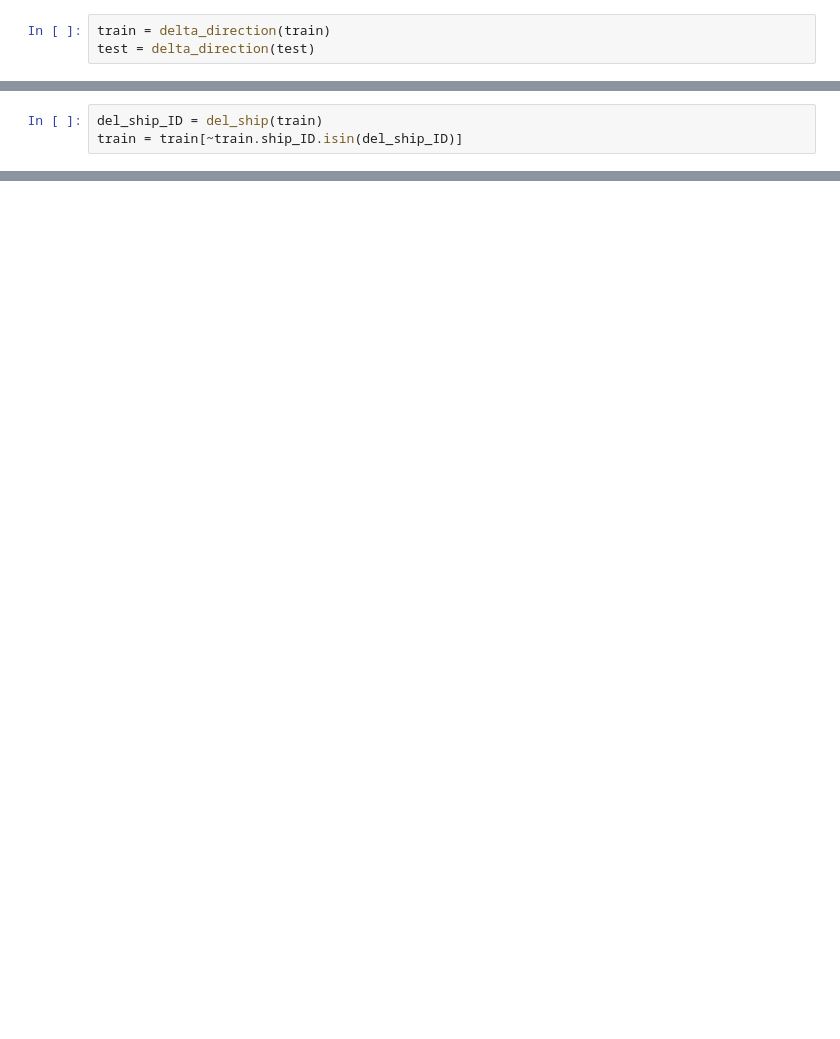
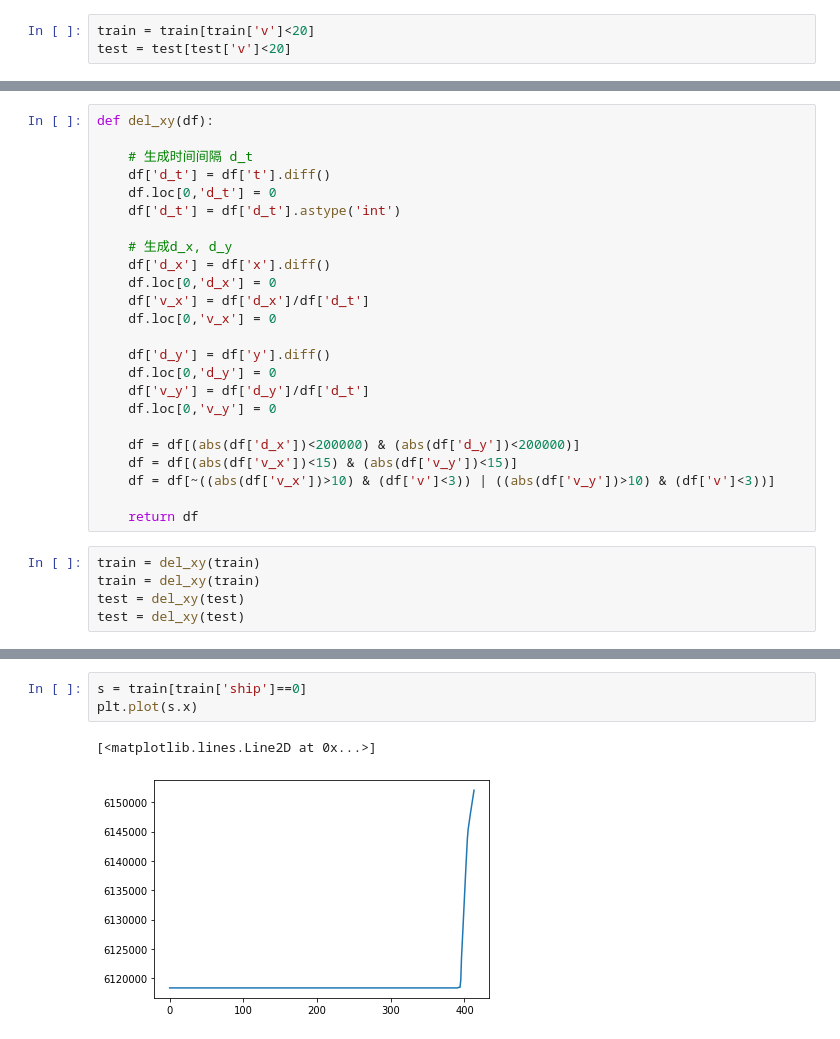
Before and after one commit to xzz666/tianchi_ship_2019, a Jupyter notebook: working/201_FE.ipynb, the cells around one changed output, grey strips where cells are left out. Cells and saved outputs as stored; diff of their text form; blank space fills up the shorter version.

```diff
--- a/working/201_FE.ipynb
+++ b/working/201_FE.ipynb
@@ -57,4 +28,4 @@ def delta_direction(df):
 # %%
-train = delta_direction(train)
-test = delta_direction(test)
+train = train[train['v']<20]
+test = test[test['v']<20]
 # %% [markdown]
@@ -87,3 +33,29 @@ def del_ship(train):
-# %%
-del_ship_ID = del_ship(train)
-train = train[~train.ship_ID.isin(del_ship_ID)]
+# %%
+def del_xy(df):
+
+    # 生成时间间隔 d_t
+    df['d_t'] = df['t'].diff()
+    df.loc[0,'d_t'] = 0
+    df['d_t'] = df['d_t'].astype('int')
+
+    # 生成d_x, d_y
+    df['d_x'] = df['x'].diff()
+    df.loc[0,'d_x'] = 0
+    df['v_x'] = df['d_x']/df['d_t']
+    df.loc[0,'v_x'] = 0
+
+    df['d_y'] = df['y'].diff()
+    df.loc[0,'d_y'] = 0
+    df['v_y'] = df['d_y']/df['d_t']
+    df.loc[0,'v_y'] = 0
+
+    df = df[(abs(df['d_x'])<200000) & (abs(df['d_y'])<200000)]
+    df = df[(abs(df['v_x'])<15) & (abs(df['v_y'])<15)]
+    df = df[~((abs(df['v_x'])>10) & (df['v']<3)) | ((abs(df['v_y'])>10) & (df['v']<3))]
+
+    return df
+# %%
+train = del_xy(train)
+train = del_xy(train)
+test = del_xy(test)
+test = del_xy(test)
@@ -89,0 +91,6 @@ train = train[~train.ship_ID.isin(del_ship_ID)]
+# %%
+s = train[train['ship']==0]
+plt.plot(s.x)
+# %% [output]
+[<matplotlib.lines.Line2D at 0x...>]
+[figure, added]
```
Also changed, not shown: parts of 25 cells of this notebook, 3 other files.
